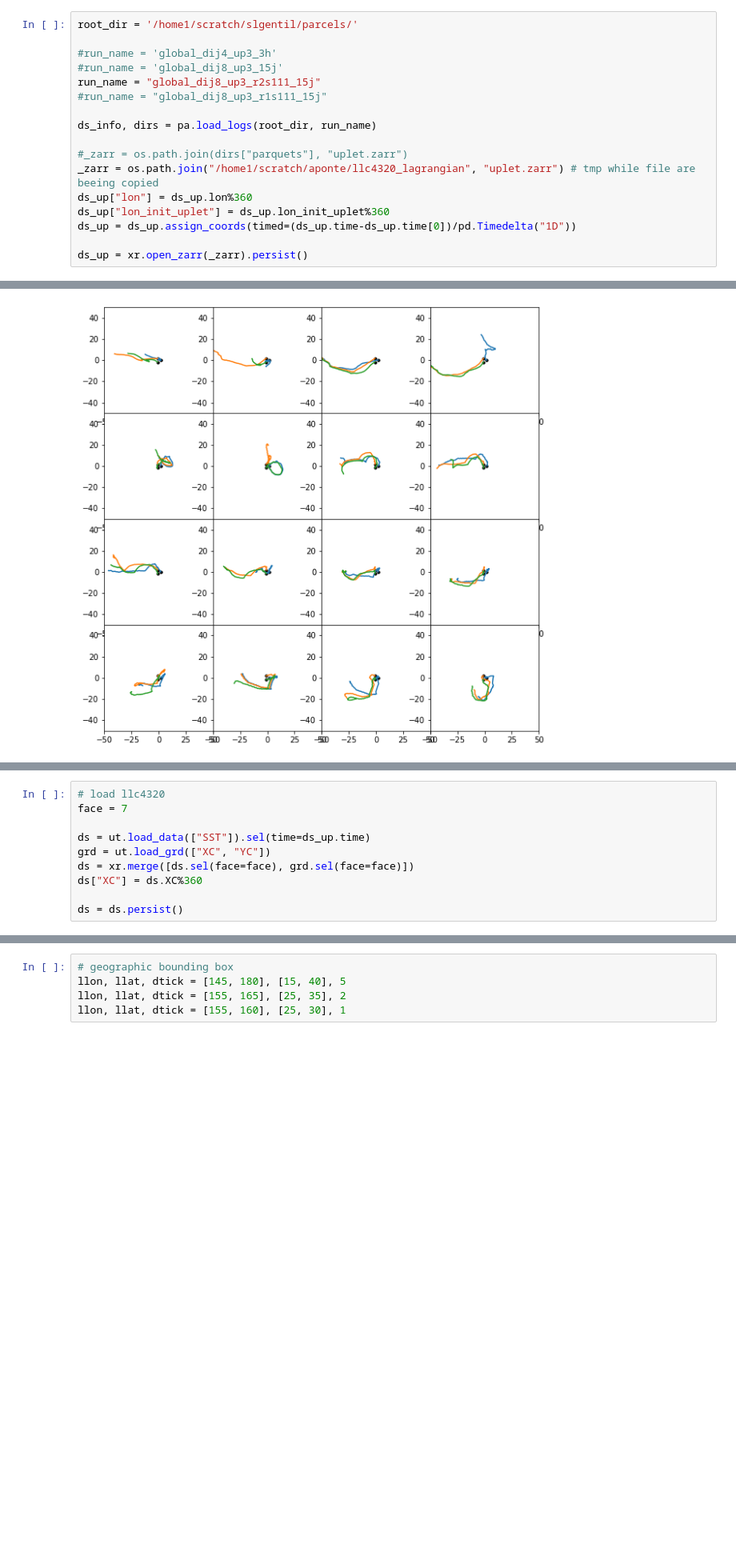
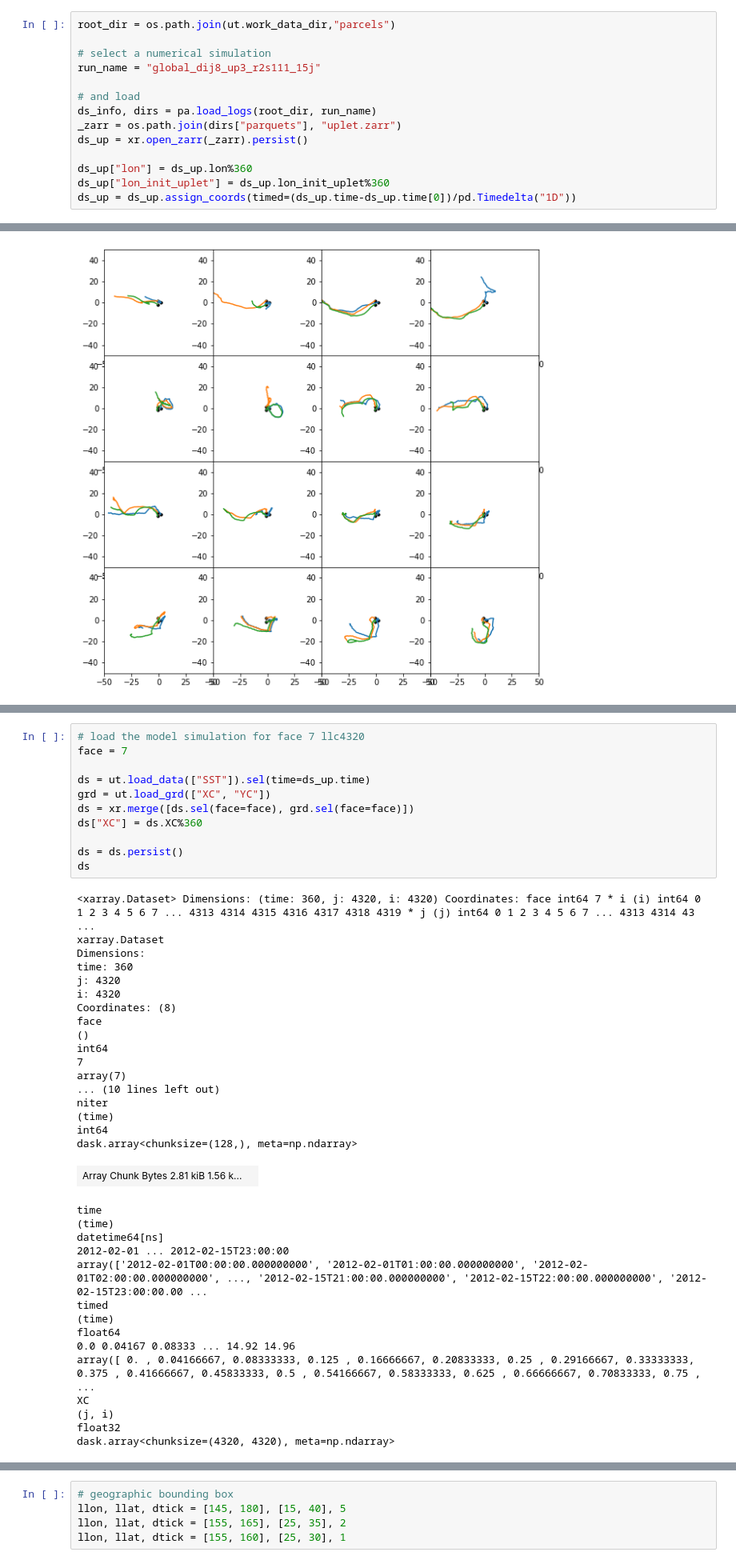
Before and after one commit to apatlpo/mit_equinox, a Jupyter notebook: parcels/uplet_overview.ipynb, the cells around one changed output, grey strips where cells are left out. Shown at 80% size. Cells and saved outputs as stored; diff of their text form; blank space fills up the shorter version.

Commit message:
update uplet postprocessing

```diff
--- a/parcels/uplet_overview.ipynb
+++ b/parcels/uplet_overview.ipynb
@@ -52,17 +62,14 @@ Workers
 # %%
-root_dir = '/home1/scratch/slgentil/parcels/'
+root_dir = os.path.join(ut.work_data_dir,"parcels")
 
-#run_name = 'global_dij4_up3_3h'
-#run_name = 'global_dij8_up3_15j'
+# select a numerical simulation
 run_name = "global_dij8_up3_r2s111_15j"
-#run_name = "global_dij8_up3_r1s111_15j"
 
+# and load
 ds_info, dirs = pa.load_logs(root_dir, run_name)
+_zarr = os.path.join(dirs["parquets"], "uplet.zarr")
+ds_up = xr.open_zarr(_zarr).persist()
 
-#_zarr = os.path.join(dirs["parquets"], "uplet.zarr")
-_zarr = os.path.join("/home1/scratch/aponte/llc4320_lagrangian", "uplet.zarr") # tmp while file are beeing copied
 ds_up["lon"] = ds_up.lon%360
 ds_up["lon_init_uplet"] = ds_up.lon_init_uplet%360
 ds_up = ds_up.assign_coords(timed=(ds_up.time-ds_up.time[0])/pd.Timedelta("1D"))
-
-ds_up = xr.open_zarr(_zarr).persist()
@@ -200,10 +252,44 @@ for i in range(Nx):
 # %%
-# load llc4320
+# load the model simulation for face 7 llc4320
 face = 7
 
 ds = ut.load_data(["SST"]).sel(time=ds_up.time)
 grd = ut.load_grd(["XC", "YC"])
 ds = xr.merge([ds.sel(face=face), grd.sel(face=face)])
 ds["XC"] = ds.XC%360
 
 ds = ds.persist()
+ds
+# %% [output]
+<xarray.Dataset> Dimensions: (time: 360, j: 4320, i: 4320) Coordinates: face int64 7 * i (i) int64 0 1 2 3 4 5 6 7 ... 4313 4314 4315 4316 4317 4318 4319 * j (j) int64 0 1 2 3 4 5 6 7 ... 4313 4314 43 ...
+xarray.Dataset
+Dimensions:
+time: 360
+j: 4320
+i: 4320
+Coordinates: (8)
+face
+()
+int64
+7
+array(7)
+... (10 lines left out)
+niter
+(time)
+int64
+dask.array<chunksize=(128,), meta=np.ndarray>
+| Array Chunk Bytes 2.81 kiB 1.56 k... |  |
+time
+(time)
+datetime64[ns]
+2012-02-01 ... 2012-02-15T23:00:00
+array(['2012-02-01T00:00:00.000000000', '2012-02-01T01:00:00.000000000', '2012-02-01T02:00:00.000000000', ..., '2012-02-15T21:00:00.000000000', '2012-02-15T22:00:00.000000000', '2012-02-15T23:00:00.00 ...
+timed
+(time)
+float64
+0.0 0.04167 0.08333 ... 14.92 14.96
+array([ 0. , 0.04166667, 0.08333333, 0.125 , 0.16666667, 0.20833333, 0.25 , 0.29166667, 0.33333333, 0.375 , 0.41666667, 0.45833333, 0.5 , 0.54166667, 0.58333333, 0.625 , 0.66666667, 0.70833333, 0.75 , ...
+XC
+(j, i)
+float32
+dask.array<chunksize=(4320, 4320), meta=np.ndarray>
```
Also changed, not shown: parts of 24 cells of this notebook, 3 other files.
